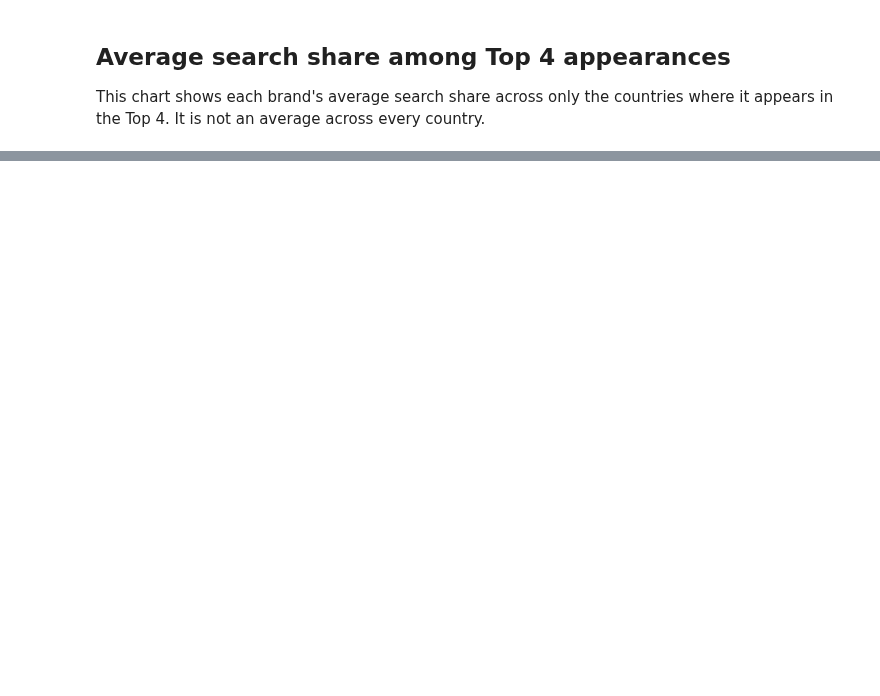
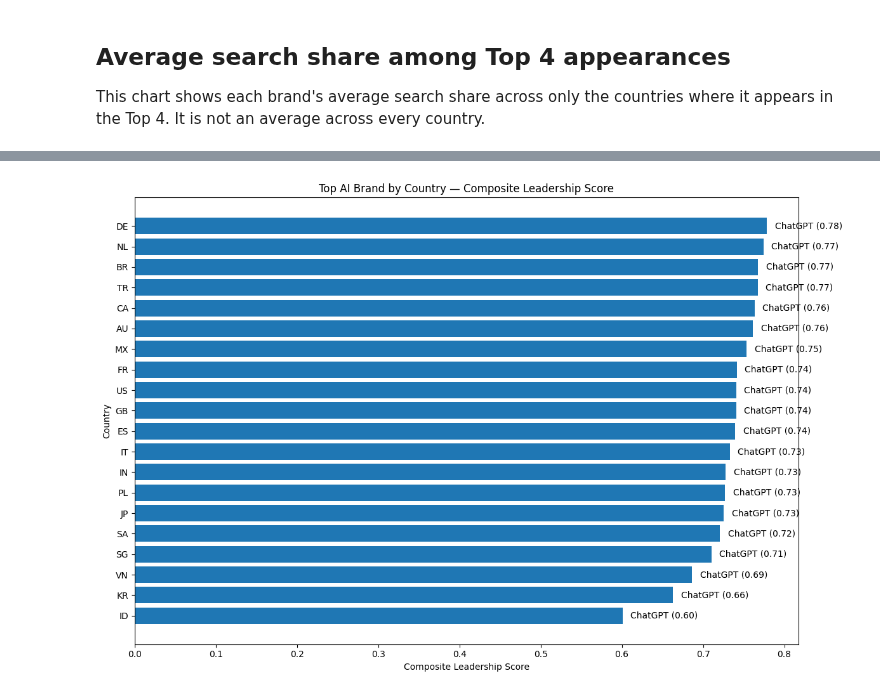
Before and after one commit to cleanor-app/search-index, a Jupyter notebook: notebooks/ai-leaders-by-country.ipynb, the cells around one changed output, grey strips where cells are left out. Drawn from its saved outputs; the diff is of its cells as text; code cells hidden in the pictures; blank space fills up the shorter version.

Commit message:
refine country leadership analysis and exclude derived rank

```diff
--- a/notebooks/ai-leaders-by-country.ipynb
+++ b/notebooks/ai-leaders-by-country.ipynb
@@ -239,0 +276,18 @@ These are descriptive observations from this CSV snapshot; they do not explain t
+# %%
+leader_df["leader_score"] = (
+    0.30 * leader_df["rank_score"]
+    + 0.40 * leader_df["share_score"]
+    + 0.10 * leader_df["mom_score"]
+    + 0.20 * leader_df["yoy_score"]
+)
+# %%
+country_leaders = (
+    leader_df
+    .sort_values(
+        ["scope", "leader_score"],
+        ascending=[True, False]
+    )
+    .groupby("scope")
+    .first()
+    .reset_index()
+)
@@ -239,0 +323,33 @@ These are descriptive observations from this CSV snapshot; they do not explain t
+# %%
+# Top AI Brand by Country — Composite Leadership Score
+
+plot_df = country_leaders.sort_values("leader_score", ascending=True)
+
+plt.figure(figsize=(12, 8))
+
+bars = plt.barh(
+    plot_df["scope"],
+    plot_df["leader_score"]
+)
+
+plt.xlabel("Composite Leadership Score")
+plt.ylabel("Country")
+plt.title("Top AI Brand by Country — Composite Leadership Score")
+
+# Add the winning brand and score to each bar
+for bar, brand, score in zip(
+    bars,
+    plot_df["brand"],
+    plot_df["leader_score"]
+):
+    plt.text(
+        bar.get_width() + 0.01,
+        bar.get_y() + bar.get_height() / 2,
+        f"{brand} ({score:.2f})",
+        va="center"
+    )
+
+plt.tight_layout()
+plt.show()
+# %% [output]
+[figure, added]
```
Also changed, not shown: parts of 9 cells of this notebook.
